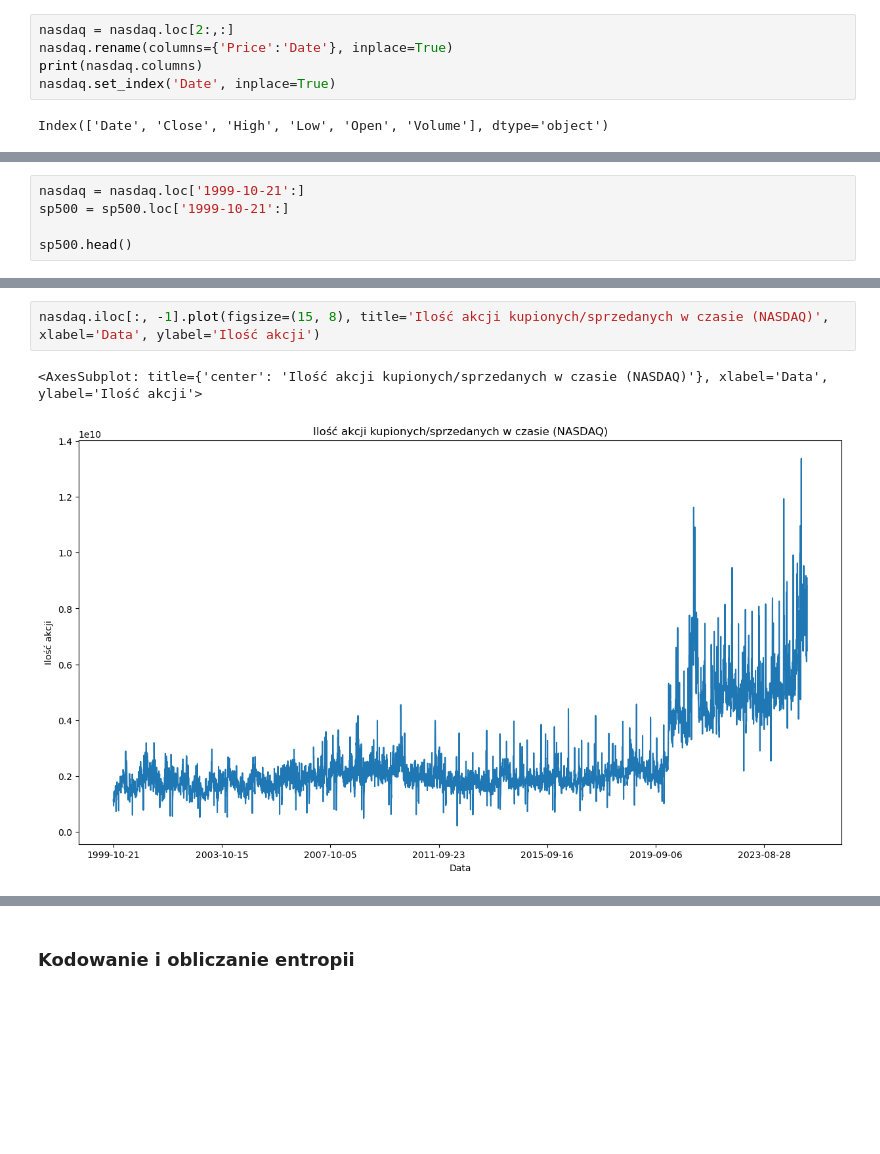
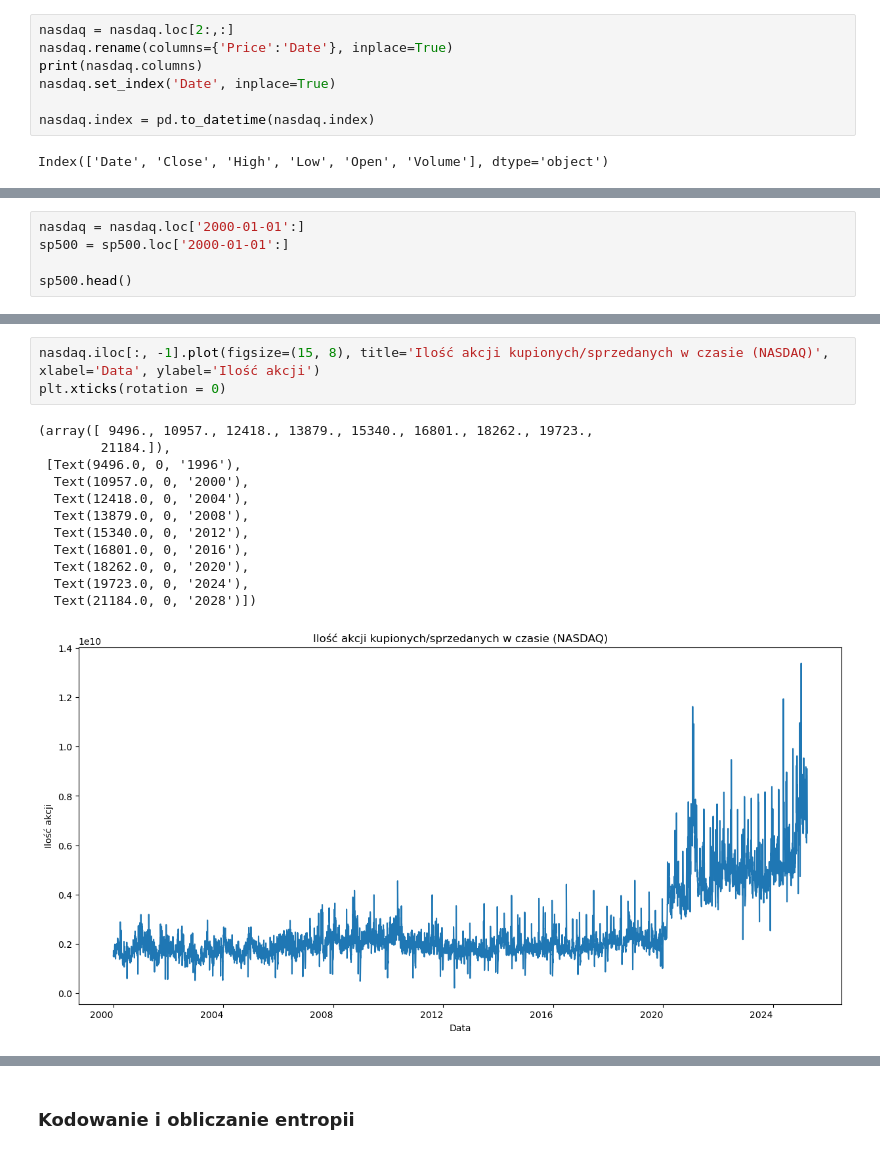
Before and after one commit to Winter-end/stock-analysis, a Jupyter notebook: notebook.ipynb, the cells around one changed output, grey strips where cells are left out. Drawn from its saved outputs; the diff is of its cells as text; blank space fills up the shorter version.

```diff
--- a/notebook.ipynb
+++ b/notebook.ipynb
@@ -10,5 +10,7 @@ nasdaq = nasdaq.loc[2:,:]
 nasdaq.rename(columns={'Price':'Date'}, inplace=True)
 print(nasdaq.columns)
 nasdaq.set_index('Date', inplace=True)
+
+nasdaq.index = pd.to_datetime(nasdaq.index)
 # %% [output]
 Index(['Date', 'Close', 'High', 'Low', 'Open', 'Volume'], dtype='object')
@@ -46,6 +79,6 @@ sp500.iloc[:, 1].plot(figsize=(12,6), title='Cena zamknięcia akcji w czasie (S&
 # %%
-nasdaq = nasdaq.loc['1999-10-21':]
-sp500 = sp500.loc['1999-10-21':]
+nasdaq = nasdaq.loc['2000-01-01':]
+sp500 = sp500.loc['2000-01-01':]
 
 sp500.head()
 # %% [output]
@@ -59,7 +136,18 @@ sp500.head()
 # %%
 nasdaq.iloc[:, -1].plot(figsize=(15, 8), title='Ilość akcji kupionych/sprzedanych w czasie (NASDAQ)', xlabel='Data', ylabel='Ilość akcji')
+plt.xticks(rotation = 0)
 # %% [output]
-<AxesSubplot: title={'center': 'Ilość akcji kupionych/sprzedanych w czasie (NASDAQ)'}, xlabel='Data', ylabel='Ilość akcji'>
+(array([ 9496., 10957., 12418., 13879., 15340., 16801., 18262., 19723.,
+        21184.]),
+ [Text(9496.0, 0, '1996'),
+  Text(10957.0, 0, '2000'),
+  Text(12418.0, 0, '2004'),
+  Text(13879.0, 0, '2008'),
+  Text(15340.0, 0, '2012'),
+  Text(16801.0, 0, '2016'),
+  Text(18262.0, 0, '2020'),
+  Text(19723.0, 0, '2024'),
+  Text(21184.0, 0, '2028')])
-[figure, old version]
+[figure, new version]
 # %%
 nasdaq.iloc[:, 1].plot(figsize=(15, 8), title='Cena zamknięcia akcji w czasie (NASDAQ)', xlabel='Data', ylabel='Ilość akcji')
```
Also changed, not shown: parts of 32 cells of this notebook.
